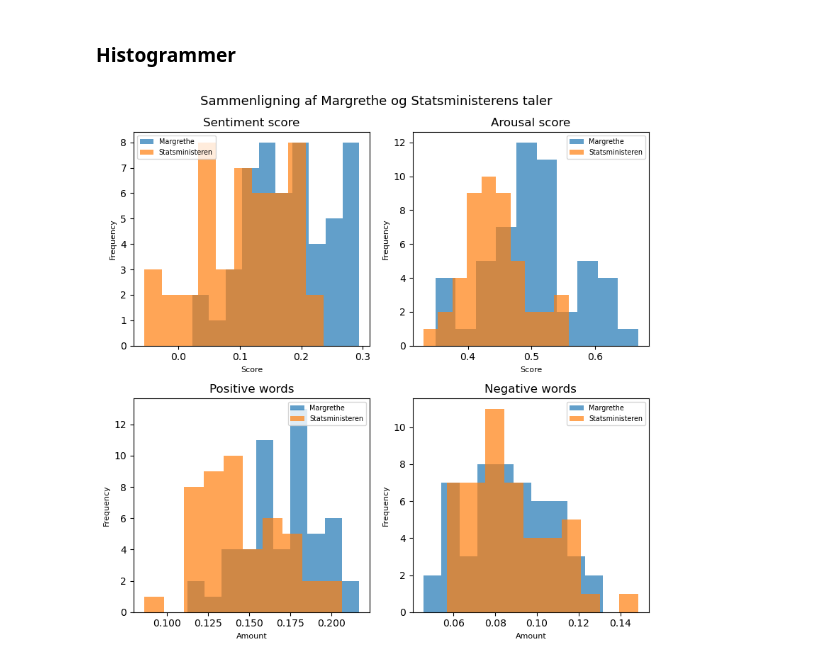
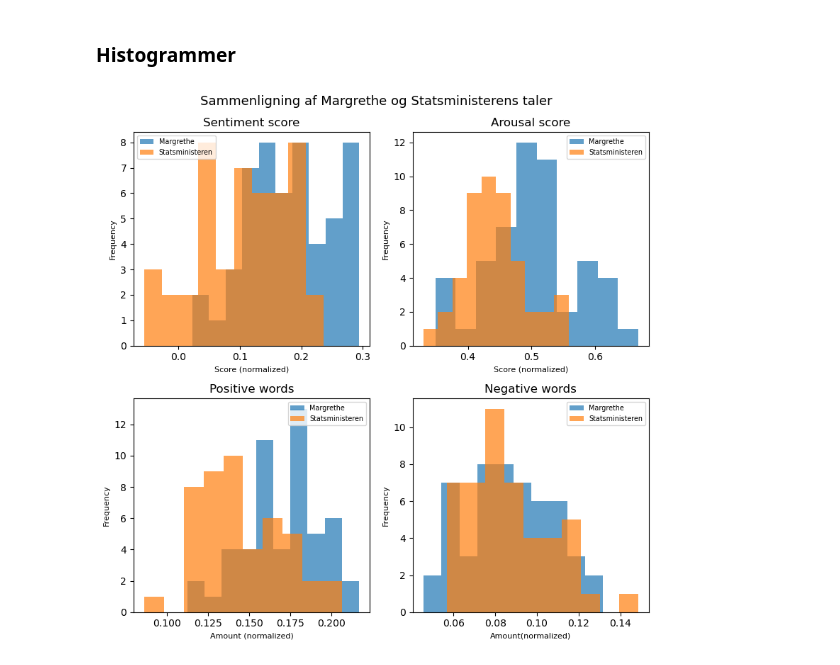
Before and after one commit to ChristianDTU/Nyt-rstaler, a Jupyter notebook: sentiment_score_and_arousal.ipynb, the cells around one changed output. Drawn from its saved outputs; the diff is of its cells as text; code cells hidden in the pictures.

```diff
--- a/sentiment_score_and_arousal.ipynb
+++ b/sentiment_score_and_arousal.ipynb
@@ -404,35 +408,35 @@ figure.suptitle("Sammenligning af Margrethe og Statsministerens taler", fontsize
 axis[0,0].hist(Margrethe_dataframe["sentiment_score"], alpha=0.7, label = "Margrethe")
 axis[0,0].hist(Statsministeren_dataframe["sentiment_score"], alpha=0.7, label = "Statsministeren")
 axis[0,0].set_title("Sentiment score", fontsize = 12)
-axis[0,0].set_xlabel('Score',fontsize = 8)
+axis[0,0].set_xlabel('Score (normalized)',fontsize = 8)
 axis[0,0].set_ylabel('Frequency',fontsize = 8)
 axis[0,0].legend(loc='upper left',fontsize = 'x-small')
 
 
 # #arousal_score
 axis[0,1].hist(Margrethe_dataframe["arousal_score"], alpha=0.7, label = "Margrethe")
 axis[0,1].hist(Statsministeren_dataframe["arousal_score"], alpha=0.7, label = "Statsministeren")
 axis[0,1].set_title("Arousal score", fontsize = 12)
-axis[0,1].set_xlabel('Score',fontsize = 8)
+axis[0,1].set_xlabel('Score (normalized)',fontsize = 8)
 axis[0,1].set_ylabel('Frequency',fontsize = 8)
 axis[0,1].legend(loc='upper right',fontsize = 'x-small')
 
 #Positive words
 axis[1,0].hist(Margrethe_dataframe["positive_words"], alpha=0.7, label = "Margrethe")
 axis[1,0].hist(Statsministeren_dataframe["positive_words"], alpha=0.7, label = "Statsministeren")
 axis[1,0].set_title("Positive words", fontsize = 12)
-axis[1,0].set_xlabel('Amount',fontsize = 8)
+axis[1,0].set_xlabel('Amount (normalized)',fontsize = 8)
 axis[1,0].set_ylabel('Frequency',fontsize = 8)
 axis[1,0].legend(loc='upper right',fontsize = 'x-small')
 
 
 # Negative words
 axis[1,1].hist(Margrethe_dataframe["negative_words"], alpha=0.7, label = "Margrethe")
 axis[1,1].hist(Statsministeren_dataframe["negative_words"], alpha=0.7, label = "Statsministeren")
 axis[1,1].set_title("Negative words", fontsize = 12)
-axis[1,1].set_xlabel('Amount',fontsize = 8)
+axis[1,1].set_xlabel('Amount(normalized)',fontsize = 8)
 axis[1,1].set_ylabel('Frequency',fontsize = 8)
 axis[1,1].legend(loc='upper right',fontsize = 'x-small')
 plt.tight_layout()
 # %% [output]
-[figure, old version]
+[figure, new version]
```
Also changed, not shown: parts of 7 cells of this notebook, 2 other files.
